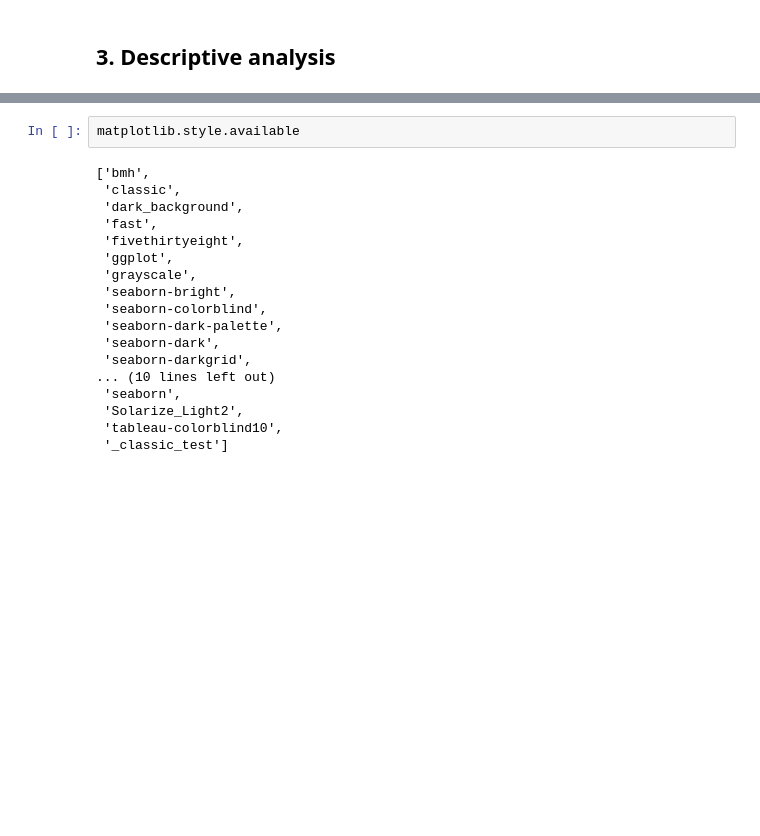
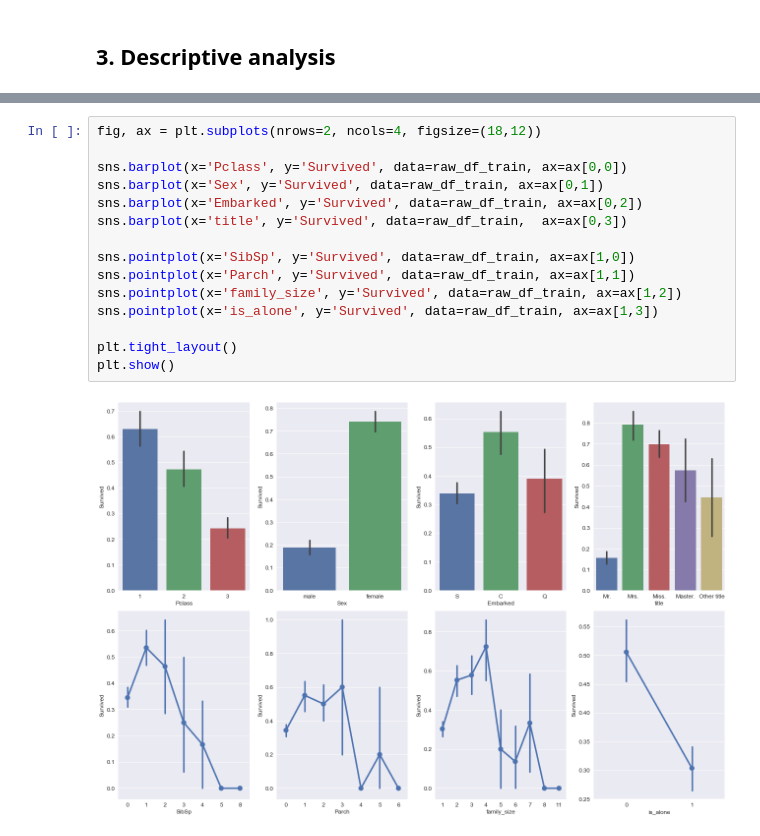
Before and after one commit to WilliamLiii/MachineLearningProject, a Jupyter notebook: Titanic/01_explore&clean.ipynb, the cells around one changed output, grey strips where cells are left out. Cells and saved outputs as stored; diff of their text form; blank space fills up the shorter version.

```diff
--- a/Titanic/01_explore&clean.ipynb
+++ b/Titanic/01_explore&clean.ipynb
@@ -239,20 +184,17 @@ plt.show()
-# %%
-matplotlib.style.available
-# %% [output]
-['bmh',
- 'classic',
- 'dark_background',
- 'fast',
- 'fivethirtyeight',
- 'ggplot',
- 'grayscale',
- 'seaborn-bright',
- 'seaborn-colorblind',
- 'seaborn-dark-palette',
- 'seaborn-dark',
- 'seaborn-darkgrid',
-... (10 lines left out)
- 'seaborn',
- 'Solarize_Light2',
- 'tableau-colorblind10',
- '_classic_test']
+# %%
+fig, ax = plt.subplots(nrows=2, ncols=4, figsize=(18,12))
+
+sns.barplot(x='Pclass', y='Survived', data=raw_df_train, ax=ax[0,0])
+sns.barplot(x='Sex', y='Survived', data=raw_df_train, ax=ax[0,1])
+sns.barplot(x='Embarked', y='Survived', data=raw_df_train, ax=ax[0,2])
+sns.barplot(x='title', y='Survived', data=raw_df_train,  ax=ax[0,3])
+
+sns.pointplot(x='SibSp', y='Survived', data=raw_df_train, ax=ax[1,0])
+sns.pointplot(x='Parch', y='Survived', data=raw_df_train, ax=ax[1,1])
+sns.pointplot(x='family_size', y='Survived', data=raw_df_train, ax=ax[1,2])
+sns.pointplot(x='is_alone', y='Survived', data=raw_df_train, ax=ax[1,3])
+
+plt.tight_layout()
+plt.show()
+# %% [output]
+[figure, added]
```
Also changed, not shown: parts of 29 cells of this notebook, 1 other file.
